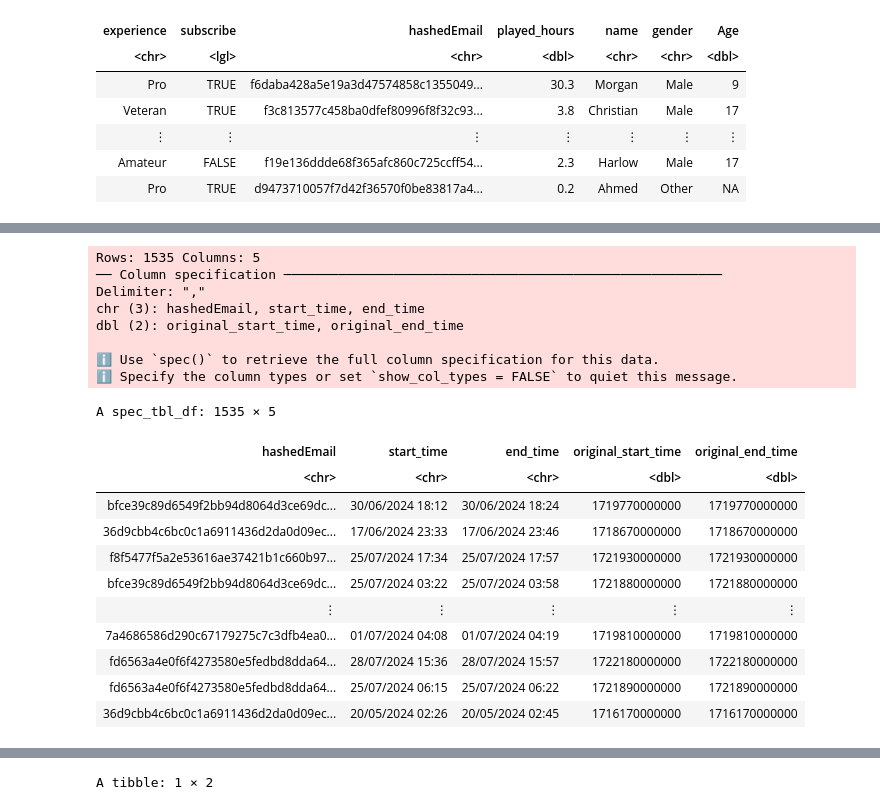
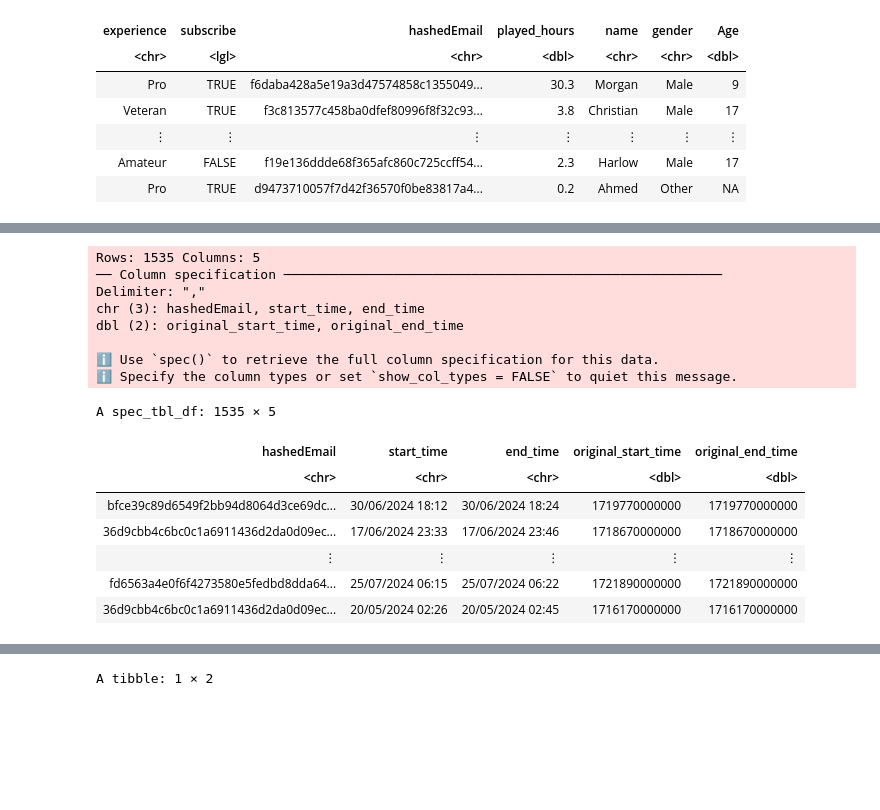
Before and after one commit to achen45-png/toy_ds_project, a Jupyter notebook: ds_indv_project.ipynb, the cells around one changed output, grey strips where cells are left out. Drawn from its saved outputs; the diff is of its cells as text; code cells hidden in the pictures; blank space fills up the shorter version.

```diff
--- a/ds_indv_project.ipynb
+++ b/ds_indv_project.ipynb
@@ -42,25 +108,21 @@ A spec_tbl_df: 196 × 7
 # %%
 options(scipen = 999)
-sessions_data <- read_csv("data/sessions.csv")
-sessions_data
+sessions <- read_csv("data/sessions.csv")
+sessions
 # %% [output]
 Rows: 1535 Columns: 5
 ── Column specification ────────────────────────────────────────────────────────
 Delimiter: ","
 chr (3): hashedEmail, start_time, end_time
 dbl (2): original_start_time, original_end_time
 
 ℹ Use `spec()` to retrieve the full column specification for this data.
 ℹ Specify the column types or set `show_col_types = FALSE` to quiet this message.
 A spec_tbl_df: 1535 × 5
 | hashedEmail | start_time | end_time | original_start_time | original_end_time |
 | <chr> | <chr> | <chr> | <dbl> | <dbl> |
 | bfce39c89d6549f2bb94d8064d3ce69dc... | 30/06/2024 18:12 | 30/06/2024 18:24 | 1719770000000 | 1719770000000 |
 | 36d9cbb4c6bc0c1a6911436d2da0d09ec... | 17/06/2024 23:33 | 17/06/2024 23:46 | 1718670000000 | 1718670000000 |
-| f8f5477f5a2e53616ae37421b1c660b97... | 25/07/2024 17:34 | 25/07/2024 17:57 | 1721930000000 | 1721930000000 |
-| bfce39c89d6549f2bb94d8064d3ce69dc... | 25/07/2024 03:22 | 25/07/2024 03:58 | 1721880000000 | 1721880000000 |
 | ⋮ | ⋮ | ⋮ | ⋮ | ⋮ |
-| 7a4686586d290c67179275c7c3dfb4ea0... | 01/07/2024 04:08 | 01/07/2024 04:19 | 1719810000000 | 1719810000000 |
-| fd6563a4e0f6f4273580e5fedbd8dda64... | 28/07/2024 15:36 | 28/07/2024 15:57 | 1722180000000 | 1722180000000 |
 | fd6563a4e0f6f4273580e5fedbd8dda64... | 25/07/2024 06:15 | 25/07/2024 06:22 | 1721890000000 | 1721890000000 |
 | 36d9cbb4c6bc0c1a6911436d2da0d09ec... | 20/05/2024 02:26 | 20/05/2024 02:45 | 1716170000000 | 1716170000000 |
```
Also changed, not shown: parts of 14 cells of this notebook.
